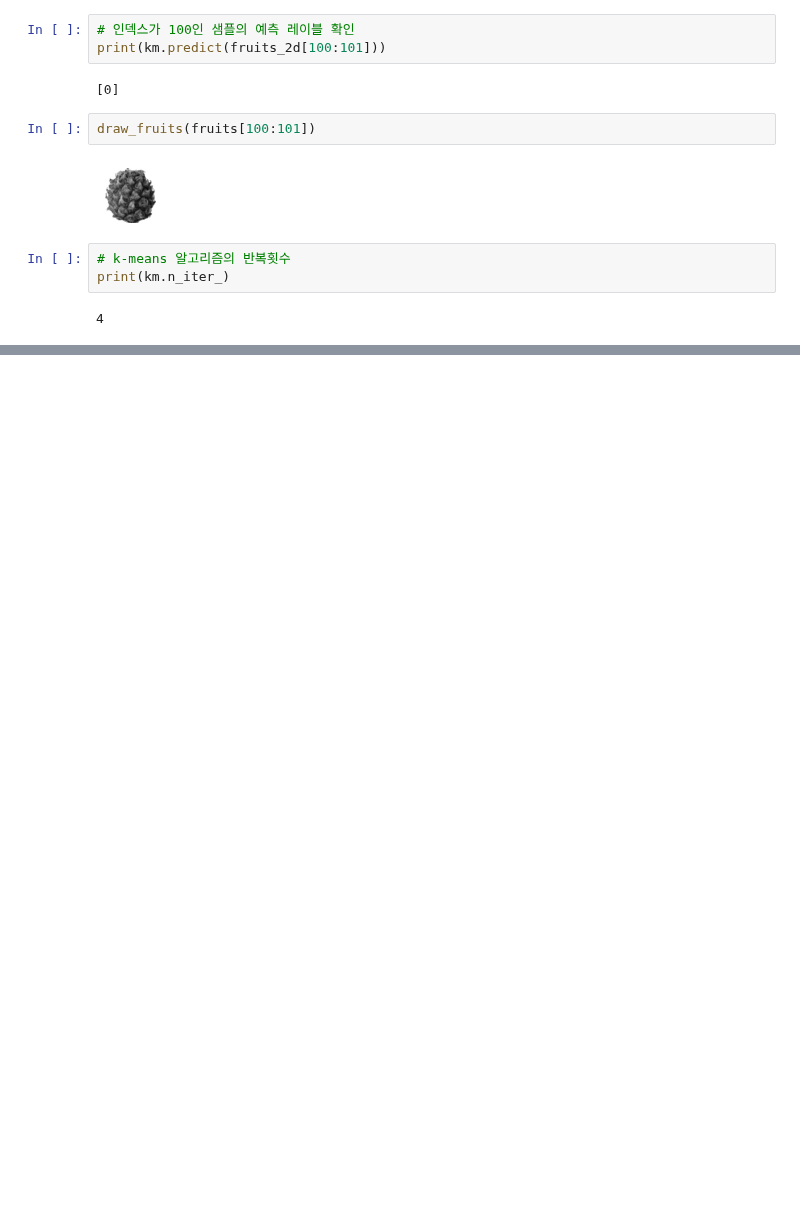
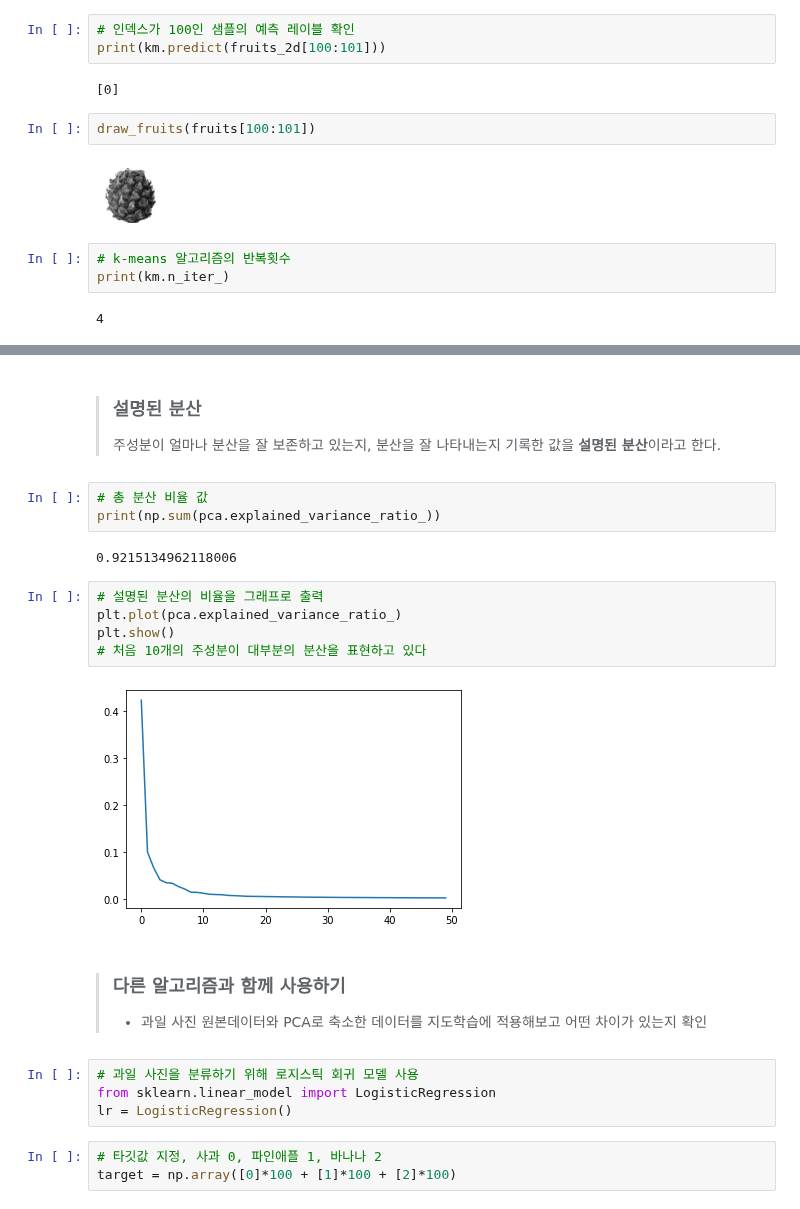
Before and after one commit to mini3713/mini3713, a Jupyter notebook: machine learning & deep learning/HG_06_Unsupervised_learning.ipynb, the cells around one changed output, grey strips where cells are left out. Cells and saved outputs as stored; diff of their text form; blank space fills up the shorter version.

```diff
--- a/machine learning & deep learning/HG_06_Unsupervised_learning.ipynb
+++ b/machine learning & deep learning/HG_06_Unsupervised_learning.ipynb
@@ -261,0 +362,25 @@ print(km.n_iter_)
+# %% [markdown]
+> ### 설명된 분산
+> 주성분이 얼마나 분산을 잘 보존하고 있는지, 분산을 잘 나타내는지 기록한 값을 **설명된 분산**이라고 한다.
+# %%
+# 총 분산 비율 값
+print(np.sum(pca.explained_variance_ratio_))
+# %% [output]
+0.9215134962118006
+# %%
+# 설명된 분산의 비율을 그래프로 출력
+plt.plot(pca.explained_variance_ratio_)
+plt.show()
+# 처음 10개의 주성분이 대부분의 분산을 표현하고 있다
+# %% [output]
+[figure, added]
+# %% [markdown]
+> ### 다른 알고리즘과 함께 사용하기
+> * 과일 사진 원본데이터와 PCA로 축소한 데이터를 지도학습에 적용해보고 어떤 차이가 있는지 확인
+# %%
+# 과일 사진을 분류하기 위해 로지스틱 회귀 모델 사용
+from sklearn.linear_model import LogisticRegression
+lr = LogisticRegression()
+# %%
+# 타깃값 지정, 사과 0, 파인애플 1, 바나나 2
+target = np.array([0]*100 + [1]*100 + [2]*100)
```
Also changed, not shown: parts of 26 cells of this notebook.
